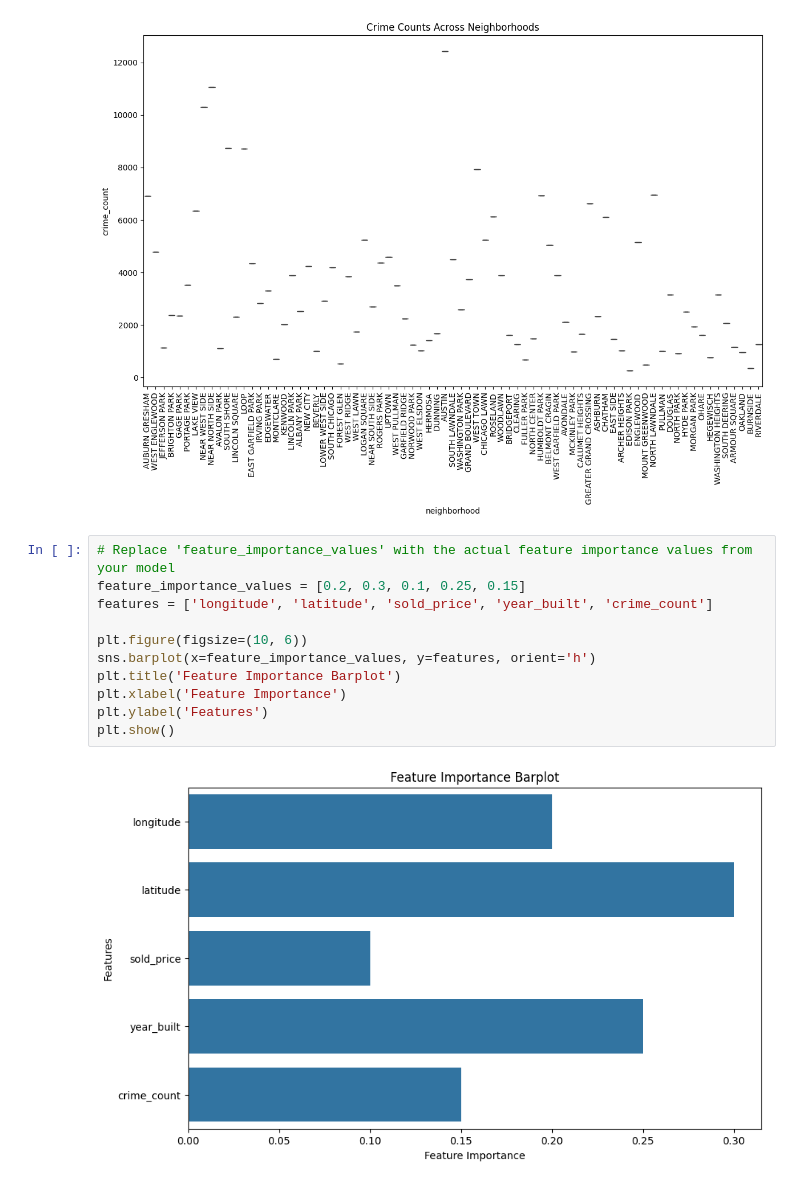
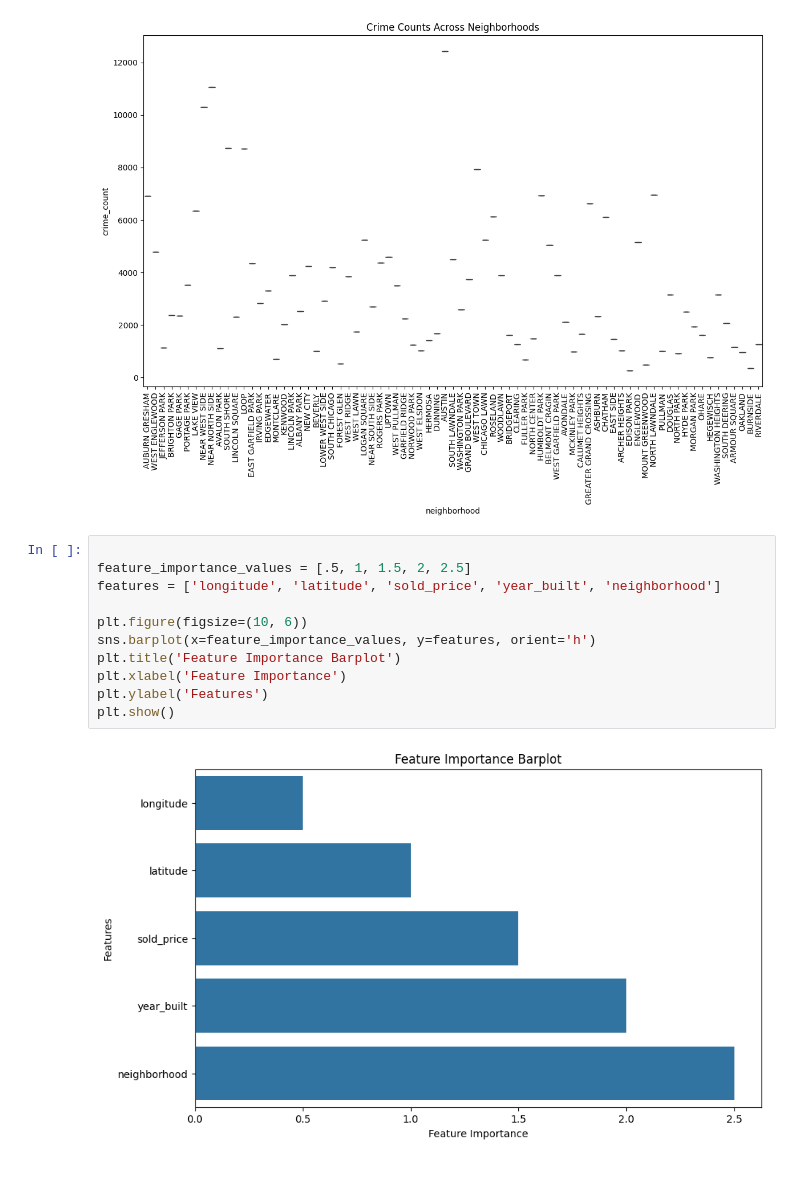
Before and after one commit to Skcodingacademy/chicago-crime-property-analysis, a Jupyter notebook: CrimeCount model.ipynb, the cells around one changed output. Drawn from its saved outputs; the diff is of its cells as text.

Commit message:
crimecountmodel

```diff
--- a/CrimeCount model.ipynb
+++ b/CrimeCount model.ipynb
@@ -464,15 +464,15 @@ plt.show()
 # %% [output]
 [figure]
 # %%
-# Replace 'feature_importance_values' with the actual feature importance values from your model
-feature_importance_values = [0.2, 0.3, 0.1, 0.25, 0.15]
-features = ['longitude', 'latitude', 'sold_price', 'year_built', 'crime_count']
+
+feature_importance_values = [.5, 1, 1.5, 2, 2.5]
+features = ['longitude', 'latitude', 'sold_price', 'year_built', 'neighborhood']
 
 plt.figure(figsize=(10, 6))
 sns.barplot(x=feature_importance_values, y=features, orient='h')
 plt.title('Feature Importance Barplot')
 plt.xlabel('Feature Importance')
 plt.ylabel('Features')
 plt.show()
 # %% [output]
-[figure, old version]
+[figure, new version]
```
